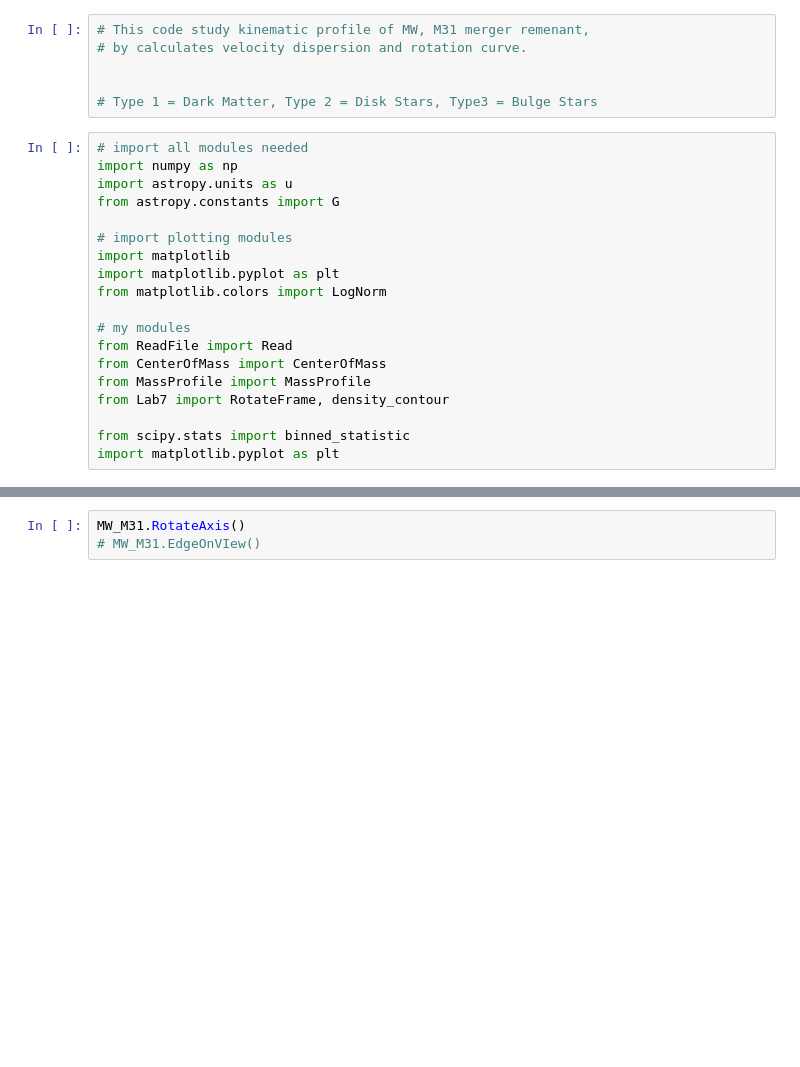
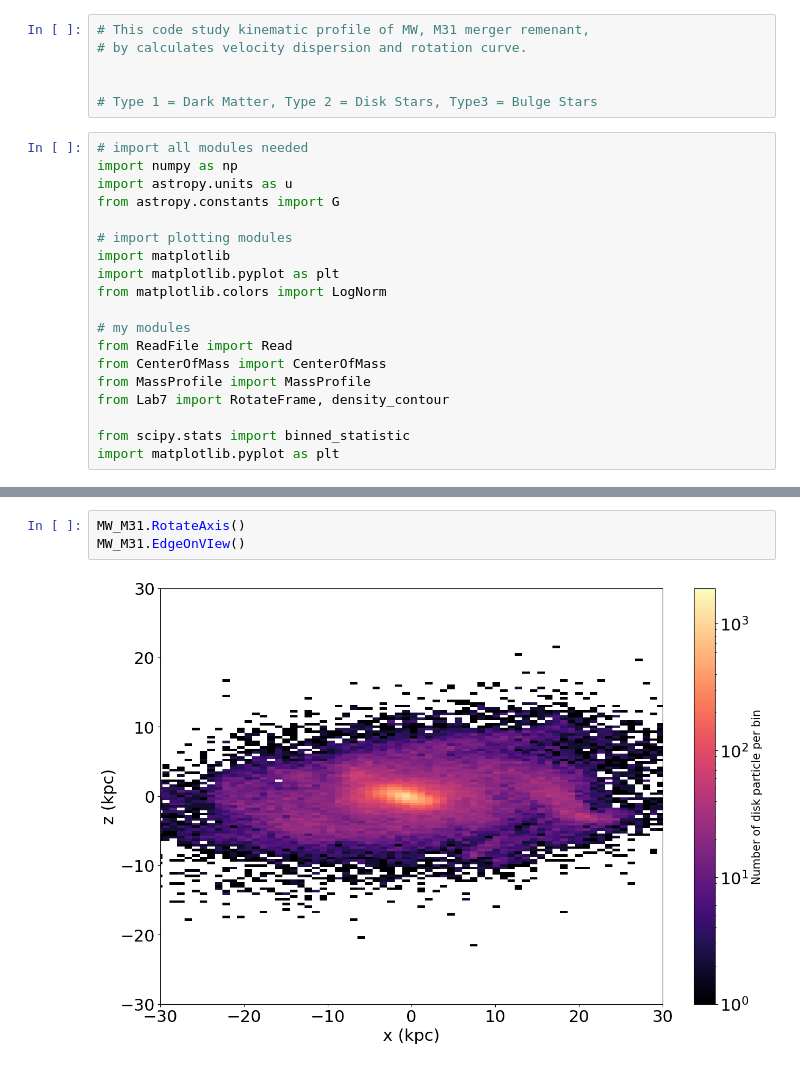
Before and after one commit to hina18201716/astr400b-25s, a Jupyter notebook: ra/ResearchAssignment.ipynb, the cells around one changed output, grey strips where cells are left out. Drawn from its saved outputs; the diff is of its cells as text; blank space fills up the shorter version.

```diff
--- a/ra/ResearchAssignment.ipynb
+++ b/ra/ResearchAssignment.ipynb
@@ -268,6 +276,8 @@ MW_M31 = Remnant("MW","M31", 560)
 # %%
 MW_M31.RotateAxis()
-# MW_M31.EdgeOnVIew()
+MW_M31.EdgeOnVIew()
+# %% [output]
+[figure, added]
 # %%
 r, vphi = MW_M31.V_Phi()
 
```
Also changed, not shown: parts of 4 cells of this notebook, 6 other files.
